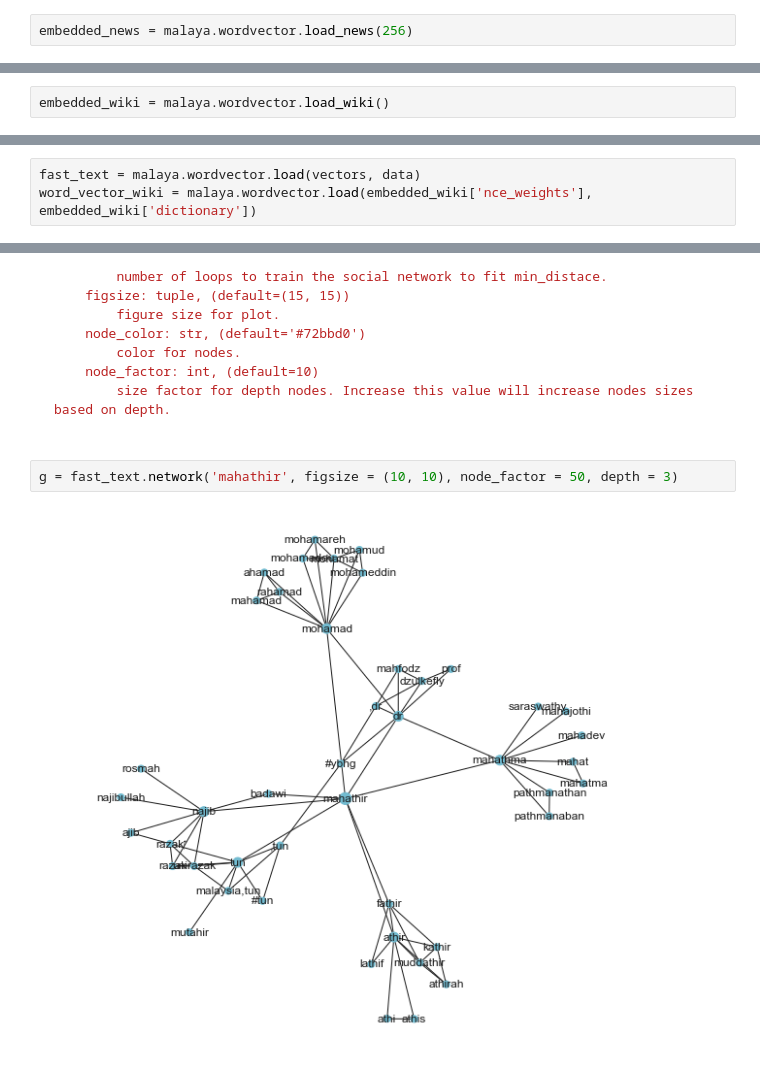
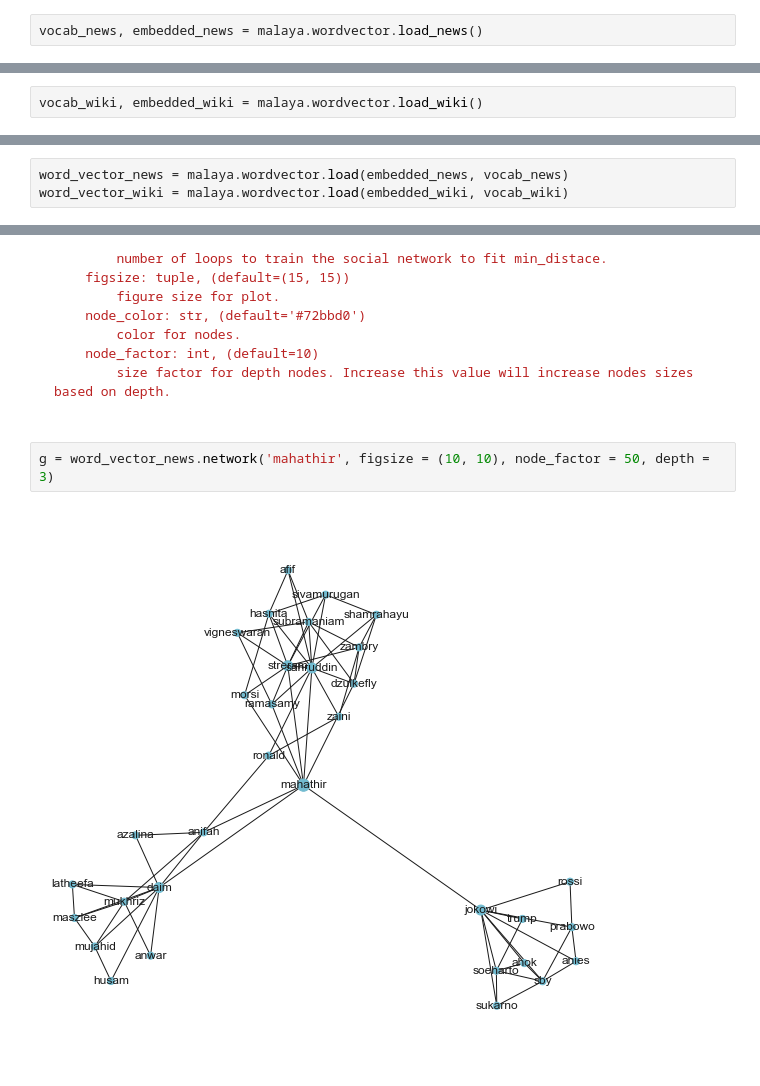
Before and after one commit to mesolitica/malaya, a Jupyter notebook: example/wordvector/load-wordvector.ipynb, the cells around one changed output, grey strips where cells are left out. Saved outputs shown, nothing was run; the diff lists cells and outputs as text.

````diff
--- a/example/wordvector/load-wordvector.ipynb
+++ b/example/wordvector/load-wordvector.ipynb
@@ -39,11 +26,11 @@ Wall time: 11.5 s
 # %% [markdown]
 ## Load malaya news word2vec
 # %%
-embedded_news = malaya.wordvector.load_news(256)
+vocab_news, embedded_news = malaya.wordvector.load_news()
 # %% [markdown]
 ## Load malaya wikipedia word2vec
 # %%
-embedded_wiki = malaya.wordvector.load_wiki()
+vocab_wiki, embedded_wiki = malaya.wordvector.load_wiki()
 # %% [markdown]
 ## Load word vector interface
 
@@ -121,4 +109,4 @@ vectors = np.array(vectors)
 # %%
-fast_text = malaya.wordvector.load(vectors, data)
-word_vector_wiki = malaya.wordvector.load(embedded_wiki['nce_weights'], embedded_wiki['dictionary'])
+word_vector_news = malaya.wordvector.load(embedded_news, vocab_news)
+word_vector_wiki = malaya.wordvector.load(embedded_wiki, vocab_wiki)
 # %% [output]
@@ -309,9 +299,9 @@ def network(
 
 ```
 # %%
-g = fast_text.network('mahathir', figsize = (10, 10), node_factor = 50, depth = 3)
+g = word_vector_news.network('mahathir', figsize = (10, 10), node_factor = 50, depth = 3)
 # %% [output]
-[figure, old version]
+[figure, new version]
 # %%
 g = word_vector_wiki.network('mahathir', figsize = (10, 10), node_factor = 50, depth = 3)
 # %% [output]
````
Also changed, not shown: parts of 22 cells of this notebook, 34 other files.
